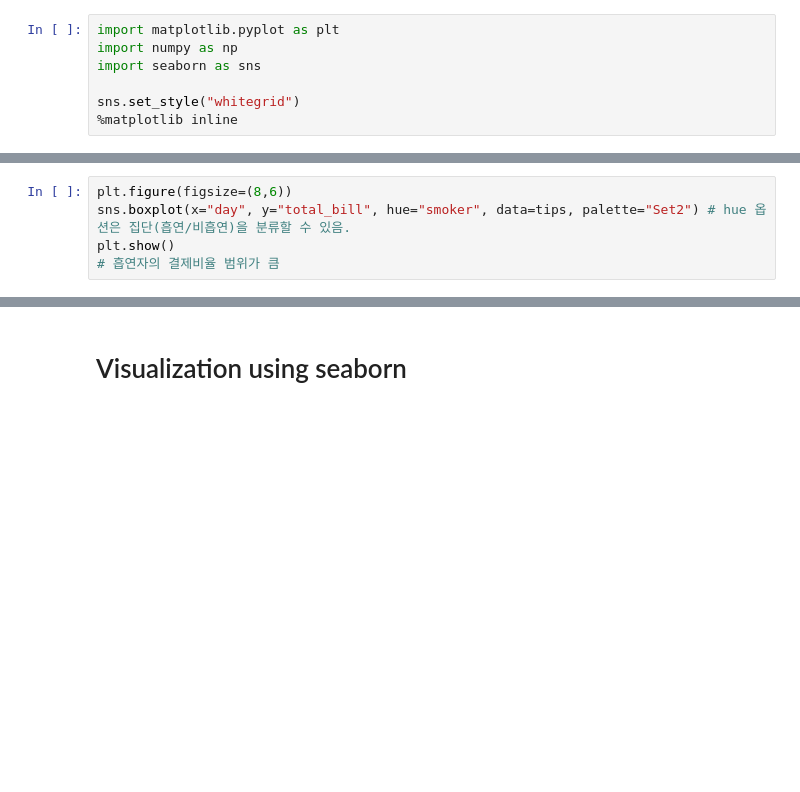
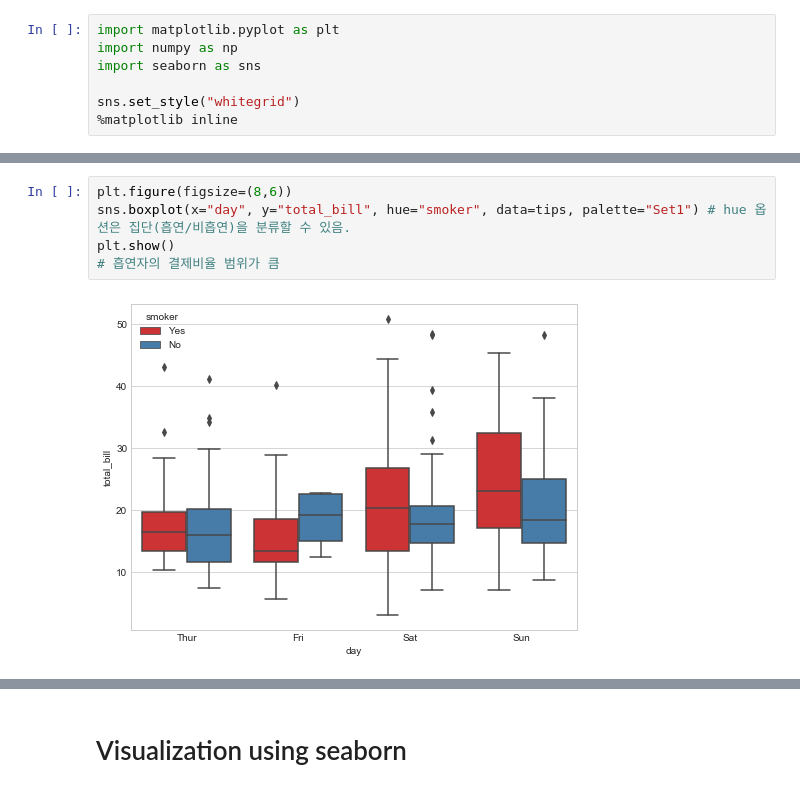
Before and after one commit to sportslove09/MgtDatabase2018, a Jupyter notebook: 데이터 분석2/서울시 범죄현황 분석_student.ipynb, the cells around one changed output, grey strips where cells are left out. Drawn from its saved outputs; the diff is of its cells as text; blank space fills up the shorter version.

```diff
--- a/데이터 분석2/서울시 범죄현황 분석_student.ipynb
+++ b/데이터 분석2/서울시 범죄현황 분석_student.ipynb
@@ -559,7 +622,9 @@ plt.show()
 # %%
 plt.figure(figsize=(8,6))
-sns.boxplot(x="day", y="total_bill", hue="smoker", data=tips, palette="Set2") # hue 옵션은 집단(흡연/비흡연)을 분류할 수 있음.
+sns.boxplot(x="day", y="total_bill", hue="smoker", data=tips, palette="Set1") # hue 옵션은 집단(흡연/비흡연)을 분류할 수 있음.
 plt.show()
 # 흡연자의 결제비율 범위가 큼
+# %% [output]
+[figure, added]
 # %%
 plt.figure(figsize=(8,6))
```
Also changed, not shown: parts of 42 cells of this notebook.
